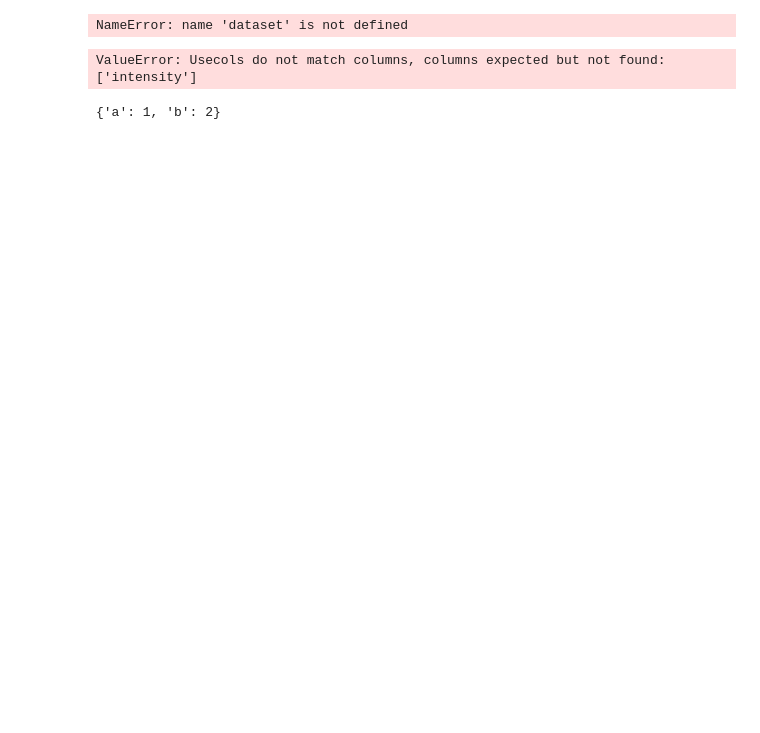
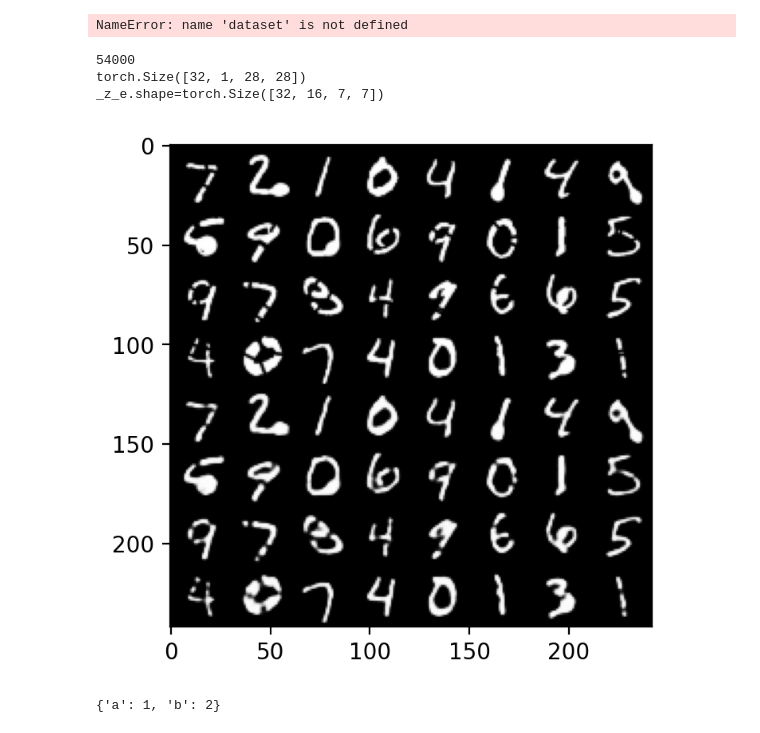
Before and after one commit to matteobilardi/ccbir, a Jupyter notebook: ccbir/scratchpad.ipynb, the cells around one changed output. Drawn from its saved outputs; the diff is of its cells as text; code cells hidden in the pictures; blank space fills up the shorter version.

```diff
--- a/ccbir/scratchpad.ipynb
+++ b/ccbir/scratchpad.ipynb
@@ -1,4 +1,5 @@
 # %%
+from torchvision.utils import make_grid
 from torchvision import transforms
 import matplotlib.pyplot as plt
 import torch
@@ -14,6 +15,7 @@ def tensor_from_pil(img):
     return transforms.ToTensor()(img)
 
 def show_tensor(tensor_img):
+    plt.figure(dpi=200)
     plt.imshow(pil_from_tensor(tensor_img), cmap='gray', vmin=0, vmax=255)
 # %%
 from deepscm.datasets.morphomnist.transforms import SetThickness, ImageMorphology
@@ -35,32 +37,36 @@ show_tensor(grid)
 # %% [output]
 NameError: name 'dataset' is not defined
 # %%
-from ccbir.data import MorphoMNISTLikeDataModule
-from ccbir.models import VQVAE
+from ccbir.models.vqvae import VQVAEMorphoMNISTDataModule
+from ccbir.models.vqvae import VQVAE
 from torchvision.utils import make_grid
 from torchvision import transforms
 
 model = VQVAE.load_from_checkpoint(
-    '/homes/mb8318/Documents/year4/ccbir/assets/synth-mnist-epoch=023-val_loss=0.0085513.ckpt')
+    '/homes/mb8318/Documents/year4/ccbir/lightning_logs/version_15/checkpoints/vqvae-morphomnist-epoch=099-val_loss=0.0202340.ckpt')
 
-dm = MorphoMNISTLikeDataModule()
+dm = VQVAEMorphoMNISTDataModule()
 dm.prepare_data()
 dm.setup()
 print(len(dm.mnist_train))
 data_loader = dm.test_dataloader()
 batch = next(iter(data_loader))
-images = batch['image'][:16]
+images = batch['image'][:32]
 print(images.shape)
 #show_tensor(make_grid(images, range=(0., 1.)))
 
 reconstructions, _z_e, _z_q = model(images)
+print(f"{_z_e.shape=}")
 #reconstructions=torch.max(reconstructions, torch.tensor(0))
 #reconstructions=torch.abs(reconstructions)
 show_tensor(make_grid(torch.cat([images, reconstructions]), normalize=True, range=(-1,1)))
 
 unprocessed=batch['image'][0]
 # %% [output]
-ValueError: Usecols do not match columns, columns expected but not found: ['intensity']
+54000
+torch.Size([32, 1, 28, 28])
+_z_e.shape=torch.Size([32, 16, 7, 7])
+[figure, added]
 # %%
 import pandas as pd
 
```
Also changed, not shown: parts of 3 cells of this notebook.
